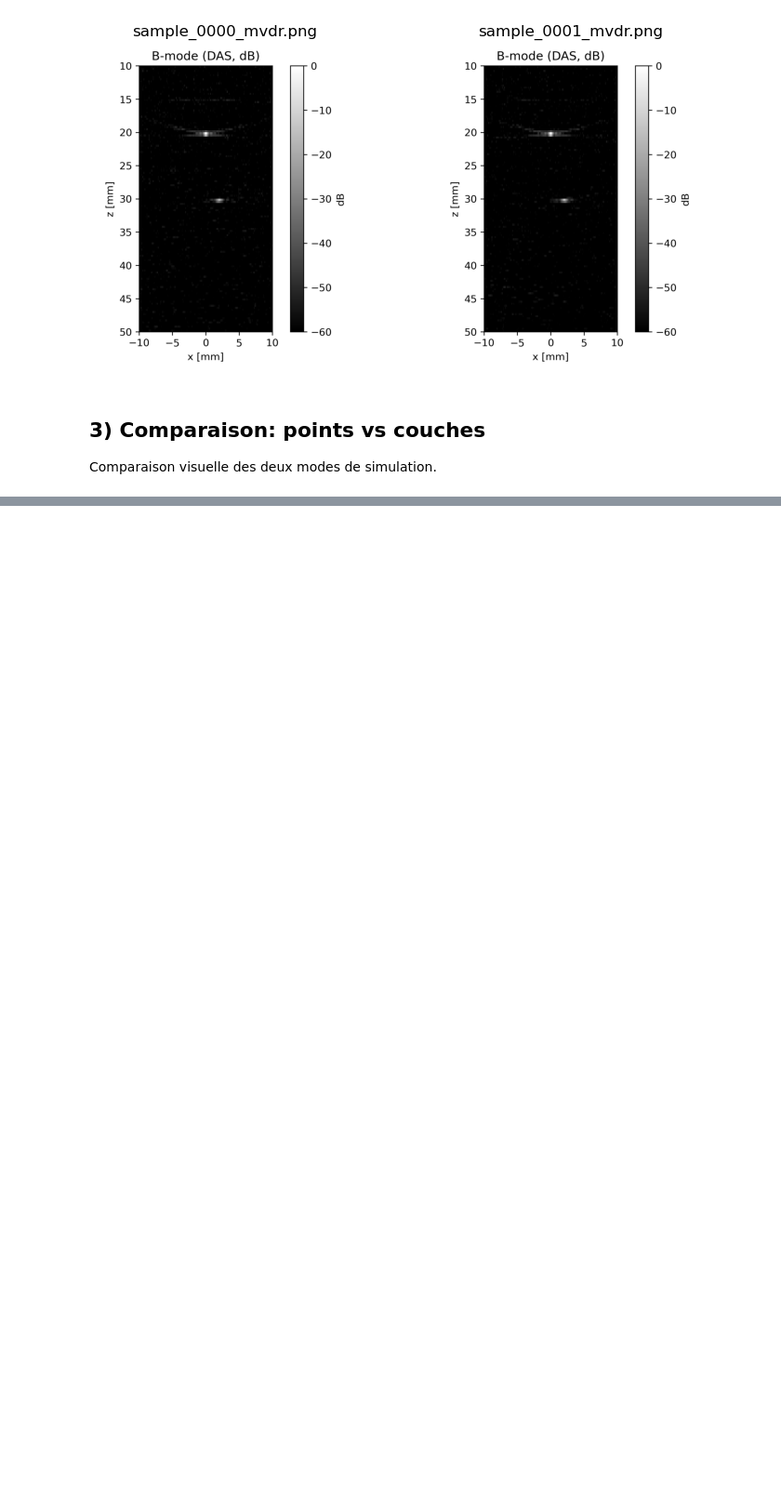
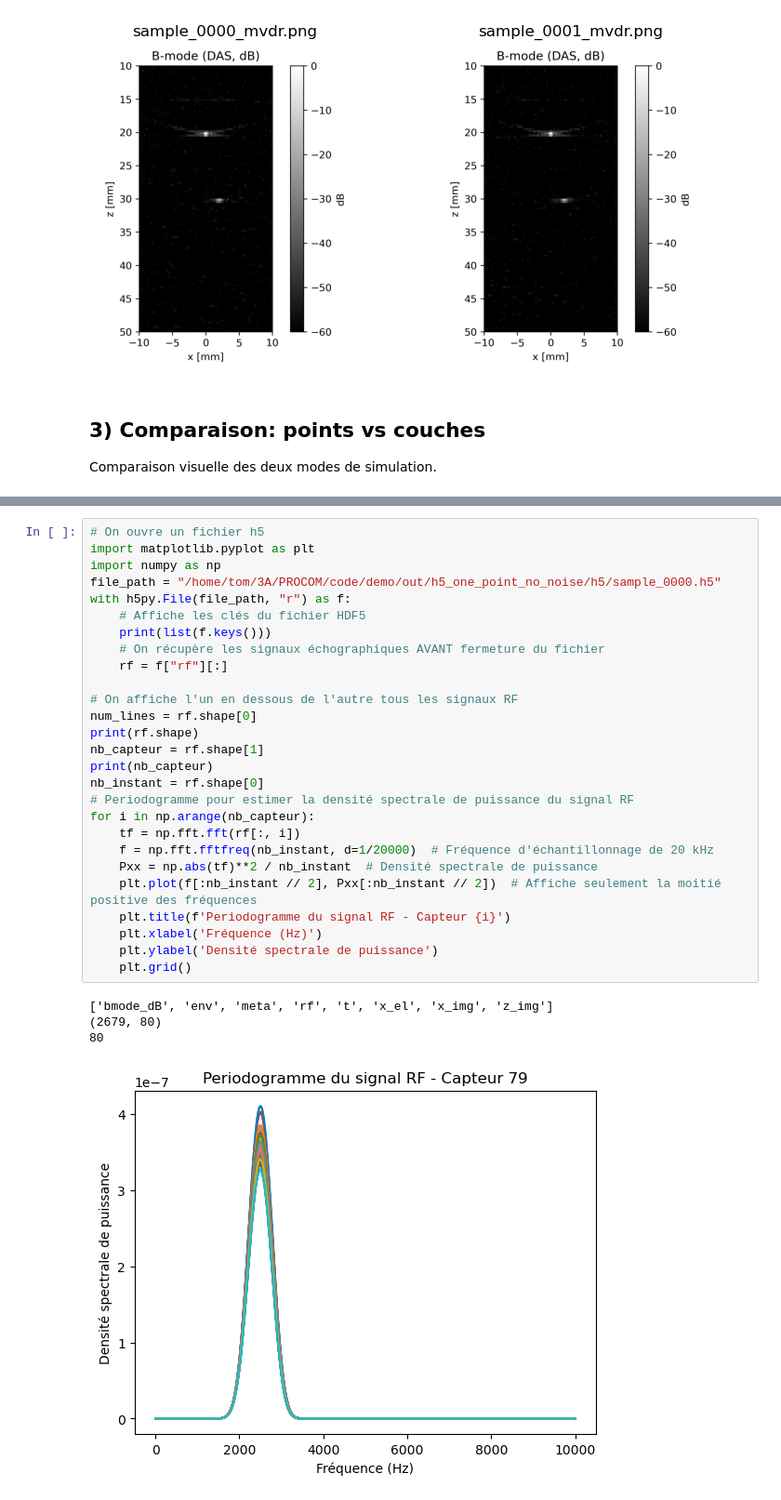
Before and after one commit to Arakio34/procom_simulateur, a Jupyter notebook: demo/simulateur_exemples_complets.ipynb, the cells around one changed output, grey strips where cells are left out. Shown at 93% size. Cells and saved outputs as stored; diff of their text form; blank space fills up the shorter version.

```diff
--- a/demo/simulateur_exemples_complets.ipynb
+++ b/demo/simulateur_exemples_complets.ipynb
@@ -1027,0 +1079,32 @@ if png_points and png_layers:
+# %%
+# On ouvre un fichier h5
+import matplotlib.pyplot as plt
+import numpy as np
+file_path = "/home/tom/3A/PROCOM/code/demo/out/h5_one_point_no_noise/h5/sample_0000.h5"
+with h5py.File(file_path, "r") as f:
+    # Affiche les clés du fichier HDF5
+    print(list(f.keys()))
+    # On récupère les signaux échographiques AVANT fermeture du fichier
+    rf = f["rf"][:]
+
+# On affiche l'un en dessous de l'autre tous les signaux RF
+num_lines = rf.shape[0]
+print(rf.shape)
+nb_capteur = rf.shape[1]
+print(nb_capteur)
+nb_instant = rf.shape[0]
+# Periodogramme pour estimer la densité spectrale de puissance du signal RF
+for i in np.arange(nb_capteur):
+    tf = np.fft.fft(rf[:, i])
+    f = np.fft.fftfreq(nb_instant, d=1/20000)  # Fréquence d'échantillonnage de 20 kHz
+    Pxx = np.abs(tf)**2 / nb_instant  # Densité spectrale de puissance
+    plt.plot(f[:nb_instant // 2], Pxx[:nb_instant // 2])  # Affiche seulement la moitié positive des fréquences
+    plt.title(f'Periodogramme du signal RF - Capteur {i}')
+    plt.xlabel('Fréquence (Hz)')
+    plt.ylabel('Densité spectrale de puissance')
+    plt.grid()
+# %% [output]
+['bmode_dB', 'env', 'meta', 'rf', 't', 'x_el', 'x_img', 'z_img']
+(2679, 80)
+80
+[figure, added]
```
Also changed, not shown: parts of 13 cells of this notebook, 1 other file.
